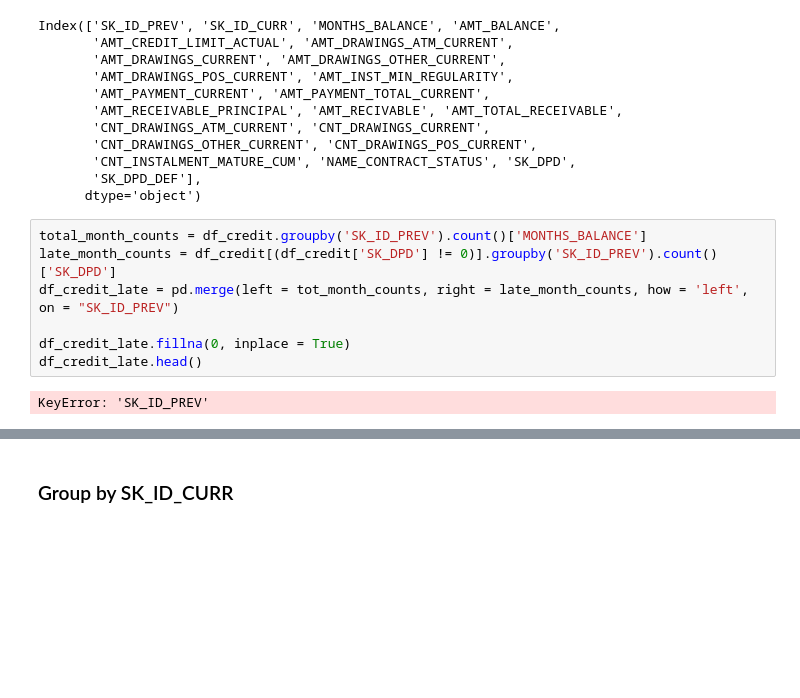
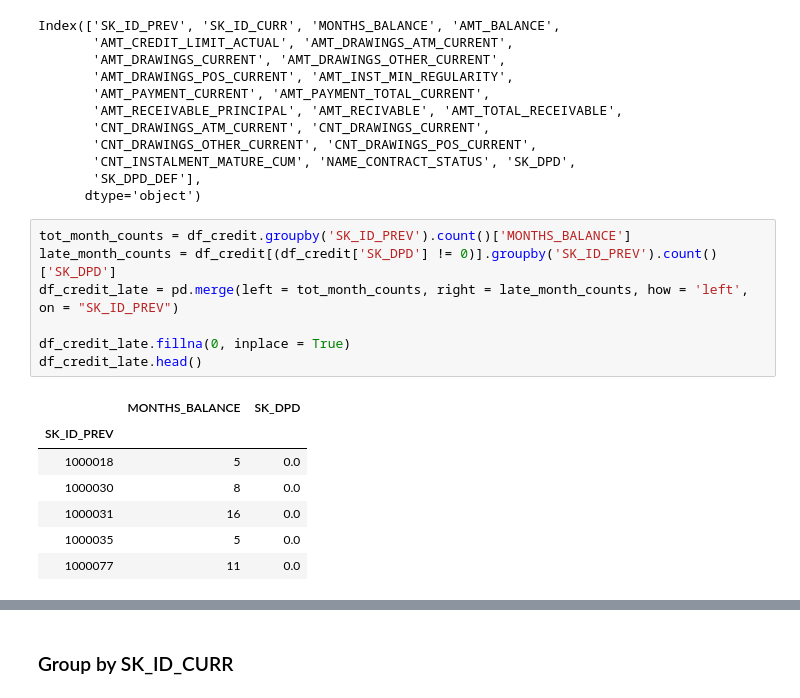
Before and after one commit to kpimparkar/SP20_AML_Project, a Jupyter notebook: Group11_Phase1_Notebook - Copy.ipynb, the cells around one changed output, grey strips where cells are left out. Saved outputs shown, nothing was run; the diff lists cells and outputs as text; blank space fills up the shorter version.

```diff
--- a/Group11_Phase1_Notebook - Copy.ipynb
+++ b/Group11_Phase1_Notebook - Copy.ipynb
@@ -1731,14 +1731,20 @@ Index(['SK_ID_PREV', 'SK_ID_CURR', 'MONTHS_BALANCE', 'AMT_BALANCE',
        'SK_DPD_DEF'],
       dtype='object')
 # %%
-total_month_counts = df_credit.groupby('SK_ID_PREV').count()['MONTHS_BALANCE']
+tot_month_counts = df_credit.groupby('SK_ID_PREV').count()['MONTHS_BALANCE']
 late_month_counts = df_credit[(df_credit['SK_DPD'] != 0)].groupby('SK_ID_PREV').count()['SK_DPD']
 df_credit_late = pd.merge(left = tot_month_counts, right = late_month_counts, how = 'left', on = "SK_ID_PREV")
 
 df_credit_late.fillna(0, inplace = True)
 df_credit_late.head()
 # %% [output]
-KeyError: 'SK_ID_PREV'
+|  | MONTHS_BALANCE | SK_DPD |
+| SK_ID_PREV |  |  |
+| 1000018 | 5 | 0.0 |
+| 1000030 | 8 | 0.0 |
+| 1000031 | 16 | 0.0 |
+| 1000035 | 5 | 0.0 |
+| 1000077 | 11 | 0.0 |
 # %%
 df_credit_late['Payment_Pass_Due_Perc'] = df_credit_late['SK_DPD']/df_credit_late['MONTHS_BALANCE']
 df_credit_late.head()
```
Also changed, not shown: parts of 4 cells of this notebook.
